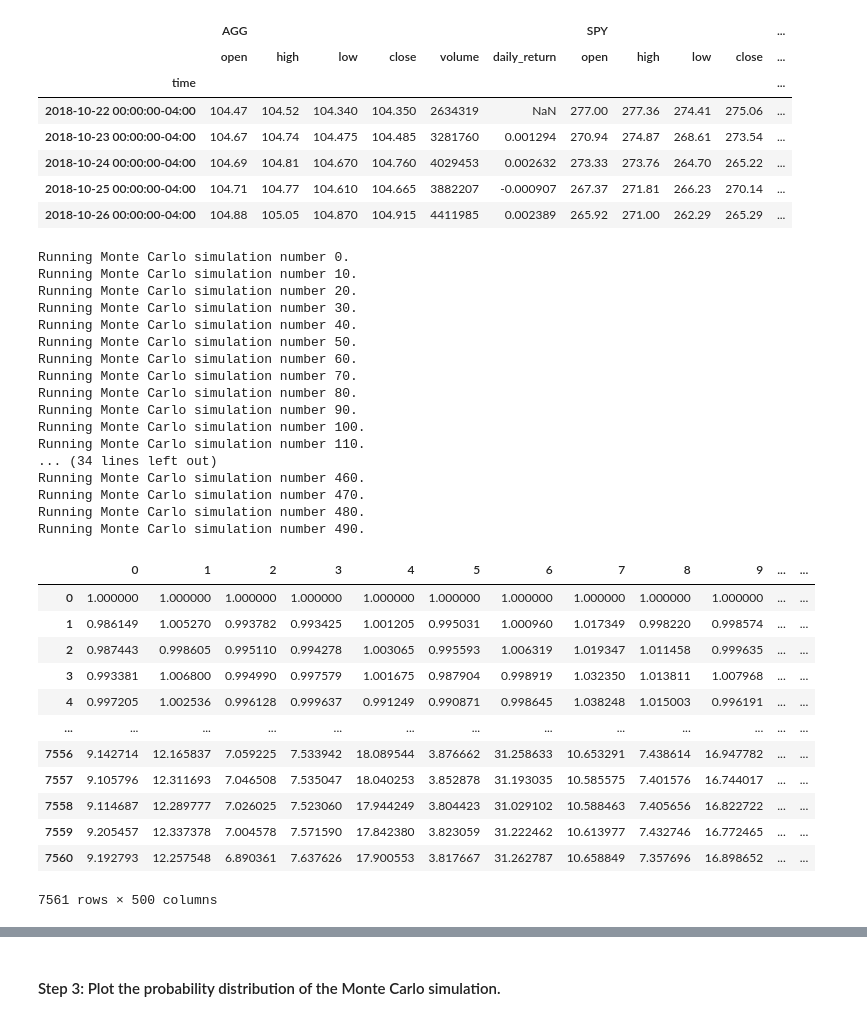
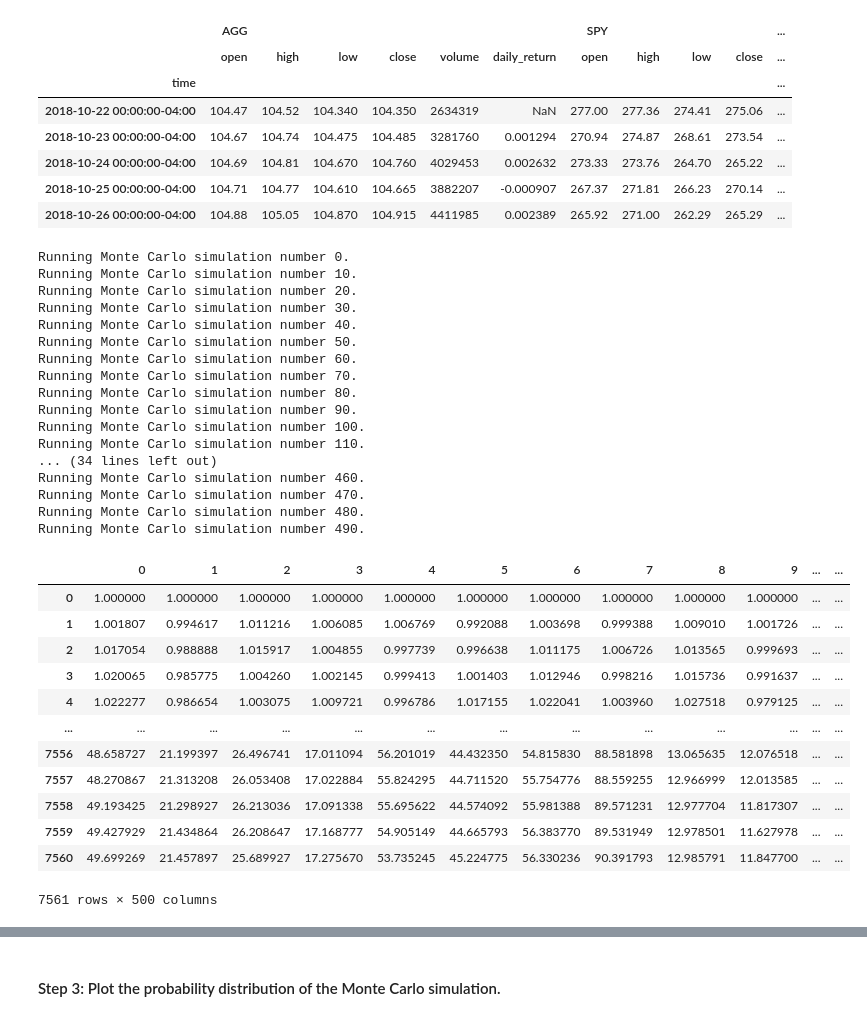
Before and after one commit to lindseyhardouin/Challenge_5, a Jupyter notebook: financial_planning_tools.ipynb, the cells around one changed output, grey strips where cells are left out. Cells and saved outputs as stored; diff of their text form; code cells hidden in the pictures.

```diff
--- a/financial_planning_tools.ipynb
+++ b/financial_planning_tools.ipynb
@@ -535,9 +535,9 @@ display(historical_prices_df.tail())
 # The weights should be split 40% to AGG and 60% to SPY.
 # Run 500 samples.
 
-MC_60_40_weight = MCSimulation(
+MC_40_60_weight = MCSimulation(
     portfolio_data = historical_prices_df,
-    weights = [.60, .40],
+    weights = [.40, .60],
     num_simulation = 500,
     num_trading_days = 252*30
 )
@@ -545,7 +545,7 @@ MC_60_40_weight = MCSimulation(
 
 # Review the simulation input data
 
-MC_60_40_weight.portfolio_data.head()
+MC_40_60_weight.portfolio_data.head()
 # %% [output]
 |  | AGG |  |  |  |  |  | SPY |  |  |  | ... |
 |  | open | high | low | close | volume | daily_return | open | high | low | close | ... |
@@ -558,37 +558,37 @@ MC_60_40_weight.portfolio_data.head()
 # %%
 # Run the Monte Carlo simulation to forecast 30 years cumulative returns
 
-MC_60_40_weight.calc_cumulative_return()
+MC_40_60_weight.calc_cumulative_return()
 # %% [output]
 Running Monte Carlo simulation number 0.
 Running Monte Carlo simulation number 10.
 Running Monte Carlo simulation number 20.
 Running Monte Carlo simulation number 30.
 Running Monte Carlo simulation number 40.
 Running Monte Carlo simulation number 50.
 Running Monte Carlo simulation number 60.
 Running Monte Carlo simulation number 70.
 Running Monte Carlo simulation number 80.
 Running Monte Carlo simulation number 90.
 Running Monte Carlo simulation number 100.
 Running Monte Carlo simulation number 110.
 ... (34 lines left out)
 Running Monte Carlo simulation number 460.
 Running Monte Carlo simulation number 470.
 Running Monte Carlo simulation number 480.
 Running Monte Carlo simulation number 490.
 |  | 0 | 1 | 2 | 3 | 4 | 5 | 6 | 7 | 8 | 9 | ... | ... |
 | 0 | 1.000000 | 1.000000 | 1.000000 | 1.000000 | 1.000000 | 1.000000 | 1.000000 | 1.000000 | 1.000000 | 1.000000 | ... | ... |
-| 1 | 0.986149 | 1.005270 | 0.993782 | 0.993425 | 1.001205 | 0.995031 | 1.000960 | 1.017349 | 0.998220 | 0.998574 | ... | ... |
-| 2 | 0.987443 | 0.998605 | 0.995110 | 0.994278 | 1.003065 | 0.995593 | 1.006319 | 1.019347 | 1.011458 | 0.999635 | ... | ... |
-| 3 | 0.993381 | 1.006800 | 0.994990 | 0.997579 | 1.001675 | 0.987904 | 0.998919 | 1.032350 | 1.013811 | 1.007968 | ... | ... |
-| 4 | 0.997205 | 1.002536 | 0.996128 | 0.999637 | 0.991249 | 0.990871 | 0.998645 | 1.038248 | 1.015003 | 0.996191 | ... | ... |
+| 1 | 1.001807 | 0.994617 | 1.011216 | 1.006085 | 1.006769 | 0.992088 | 1.003698 | 0.999388 | 1.009010 | 1.001726 | ... | ... |
+| 2 | 1.017054 | 0.988888 | 1.015917 | 1.004855 | 0.997739 | 0.996638 | 1.011175 | 1.006726 | 1.013565 | 0.999693 | ... | ... |
+| 3 | 1.020065 | 0.985775 | 1.004260 | 1.002145 | 0.999413 | 1.001403 | 1.012946 | 0.998216 | 1.015736 | 0.991637 | ... | ... |
+| 4 | 1.022277 | 0.986654 | 1.003075 | 1.009721 | 0.996786 | 1.017155 | 1.022041 | 1.003960 | 1.027518 | 0.979125 | ... | ... |
 | ... | ... | ... | ... | ... | ... | ... | ... | ... | ... | ... | ... | ... |
-| 7556 | 9.142714 | 12.165837 | 7.059225 | 7.533942 | 18.089544 | 3.876662 | 31.258633 | 10.653291 | 7.438614 | 16.947782 | ... | ... |
-| 7557 | 9.105796 | 12.311693 | 7.046508 | 7.535047 | 18.040253 | 3.852878 | 31.193035 | 10.585575 | 7.401576 | 16.744017 | ... | ... |
-| 7558 | 9.114687 | 12.289777 | 7.026025 | 7.523060 | 17.944249 | 3.804423 | 31.029102 | 10.588463 | 7.405656 | 16.822722 | ... | ... |
-| 7559 | 9.205457 | 12.337378 | 7.004578 | 7.571590 | 17.842380 | 3.823059 | 31.222462 | 10.613977 | 7.432746 | 16.772465 | ... | ... |
-| 7560 | 9.192793 | 12.257548 | 6.890361 | 7.637626 | 17.900553 | 3.817667 | 31.262787 | 10.658849 | 7.357696 | 16.898652 | ... | ... |
+| 7556 | 48.658727 | 21.199397 | 26.496741 | 17.011094 | 56.201019 | 44.432350 | 54.815830 | 88.581898 | 13.065635 | 12.076518 | ... | ... |
+| 7557 | 48.270867 | 21.313208 | 26.053408 | 17.022884 | 55.824295 | 44.711520 | 55.754776 | 88.559255 | 12.966999 | 12.013585 | ... | ... |
+| 7558 | 49.193425 | 21.298927 | 26.213036 | 17.091338 | 55.695622 | 44.574092 | 55.981388 | 89.571231 | 12.977704 | 11.817307 | ... | ... |
+| 7559 | 49.427929 | 21.434864 | 26.208647 | 17.168777 | 54.905149 | 44.665793 | 56.383770 | 89.531949 | 12.978501 | 11.627978 | ... | ... |
+| 7560 | 49.699269 | 21.457897 | 25.689927 | 17.275670 | 53.735245 | 45.224775 | 56.330236 | 90.391793 | 12.985791 | 11.847700 | ... | ... |
 7561 rows × 500 columns
 # %%
 # Visualize the 30-year Monte Carlo simulation by creating an
```
Also changed, not shown: parts of 5 cells of this notebook, 1 other file.
